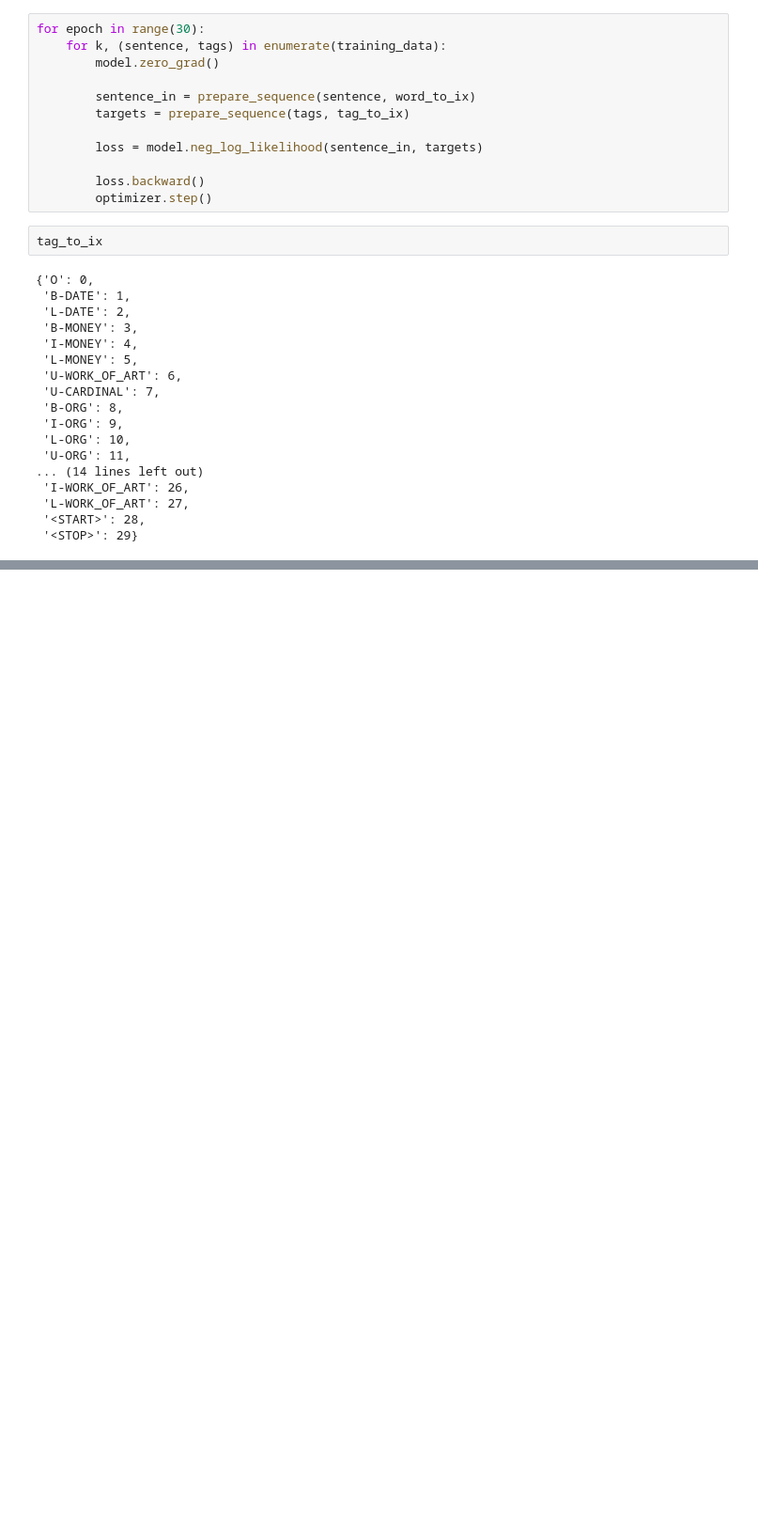
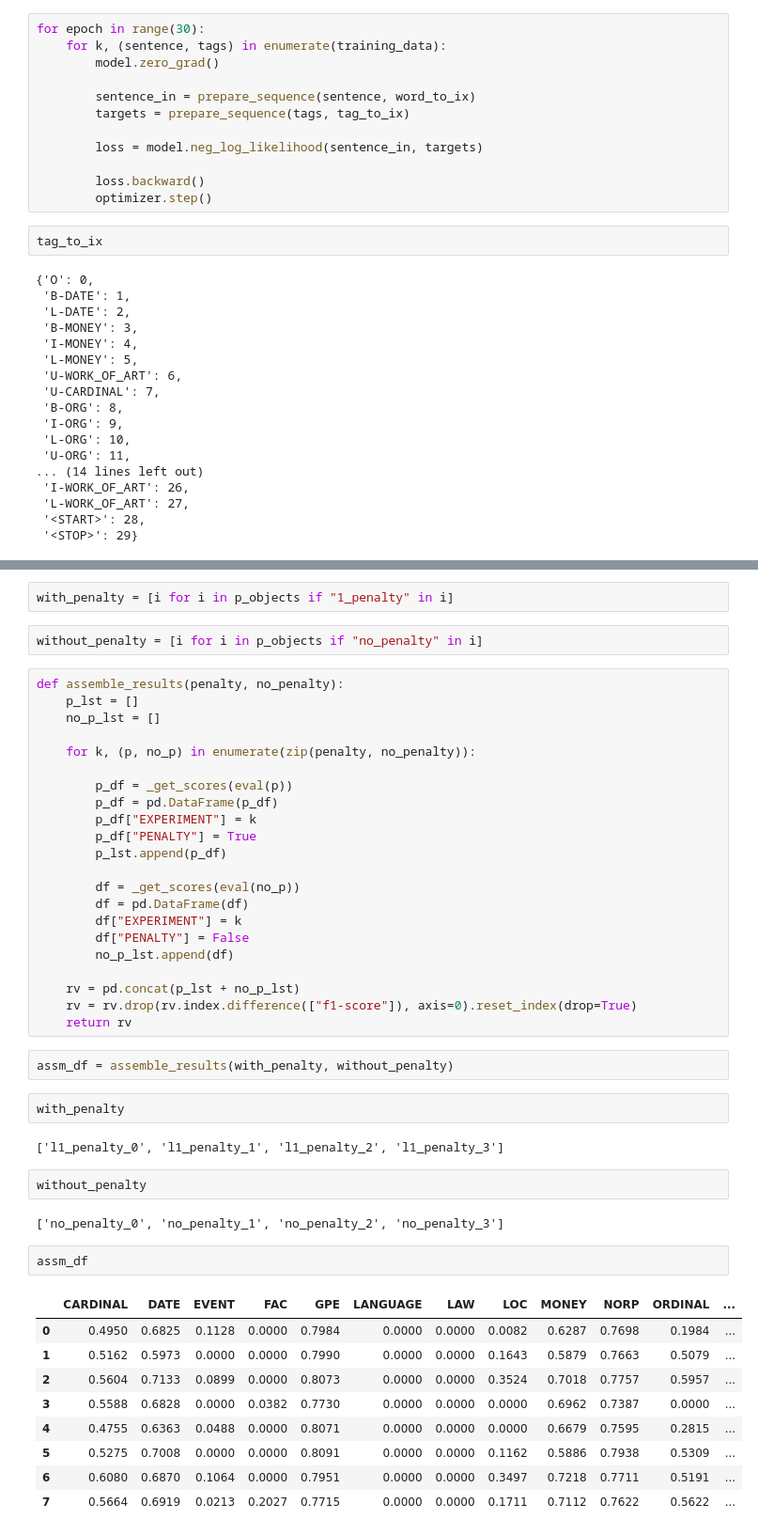
Before and after one commit to minggli/python-pp, a Jupyter notebook: bcrf_test_1.ipynb, the cells around one changed output, grey strips where cells are left out. Shown at 94% size. Cells and saved outputs as stored; diff of their text form; blank space fills up the shorter version.

```diff
--- a/bcrf_test_1.ipynb
+++ b/bcrf_test_1.ipynb
@@ -540,0 +617,48 @@ tensor([ 0,  0,  0,  0,  0,  0,  0,  0,  0,  0, 11,  0,  0,  0,  0,  0,  0,  0,
+# %%
+with_penalty = [i for i in p_objects if "1_penalty" in i]
+# %%
+without_penalty = [i for i in p_objects if "no_penalty" in i]
+# %%
+def assemble_results(penalty, no_penalty):
+    p_lst = []
+    no_p_lst = []
+
+    for k, (p, no_p) in enumerate(zip(penalty, no_penalty)):
+
+        p_df = _get_scores(eval(p))
+        p_df = pd.DataFrame(p_df)
+        p_df["EXPERIMENT"] = k
+        p_df["PENALTY"] = True
+        p_lst.append(p_df)
+
+        df = _get_scores(eval(no_p))
+        df = pd.DataFrame(df)
+        df["EXPERIMENT"] = k
+        df["PENALTY"] = False
+        no_p_lst.append(df)
+
+    rv = pd.concat(p_lst + no_p_lst)
+    rv = rv.drop(rv.index.difference(["f1-score"]), axis=0).reset_index(drop=True)
+    return rv
+# %%
+assm_df = assemble_results(with_penalty, without_penalty)
+# %%
+with_penalty
+# %% [output]
+['l1_penalty_0', 'l1_penalty_1', 'l1_penalty_2', 'l1_penalty_3']
+# %%
+without_penalty
+# %% [output]
+['no_penalty_0', 'no_penalty_1', 'no_penalty_2', 'no_penalty_3']
+# %%
+assm_df
+# %% [output]
+|  | CARDINAL | DATE | EVENT | FAC | GPE | LANGUAGE | LAW | LOC | MONEY | NORP | ORDINAL | ... |
+| 0 | 0.4950 | 0.6825 | 0.1128 | 0.0000 | 0.7984 | 0.0000 | 0.0000 | 0.0082 | 0.6287 | 0.7698 | 0.1984 | ... |
+| 1 | 0.5162 | 0.5973 | 0.0000 | 0.0000 | 0.7990 | 0.0000 | 0.0000 | 0.1643 | 0.5879 | 0.7663 | 0.5079 | ... |
+| 2 | 0.5604 | 0.7133 | 0.0899 | 0.0000 | 0.8073 | 0.0000 | 0.0000 | 0.3524 | 0.7018 | 0.7757 | 0.5957 | ... |
+| 3 | 0.5588 | 0.6828 | 0.0000 | 0.0382 | 0.7730 | 0.0000 | 0.0000 | 0.0000 | 0.6962 | 0.7387 | 0.0000 | ... |
+| 4 | 0.4755 | 0.6363 | 0.0488 | 0.0000 | 0.8071 | 0.0000 | 0.0000 | 0.0000 | 0.6679 | 0.7595 | 0.2815 | ... |
+| 5 | 0.5275 | 0.7008 | 0.0000 | 0.0000 | 0.8091 | 0.0000 | 0.0000 | 0.1162 | 0.5886 | 0.7938 | 0.5309 | ... |
+| 6 | 0.6080 | 0.6870 | 0.1064 | 0.0000 | 0.7951 | 0.0000 | 0.0000 | 0.3497 | 0.7218 | 0.7711 | 0.5191 | ... |
+| 7 | 0.5664 | 0.6919 | 0.0213 | 0.2027 | 0.7715 | 0.0000 | 0.0000 | 0.1711 | 0.7112 | 0.7622 | 0.5622 | ... |
```
Also changed, not shown: parts of 23 cells of this notebook.
